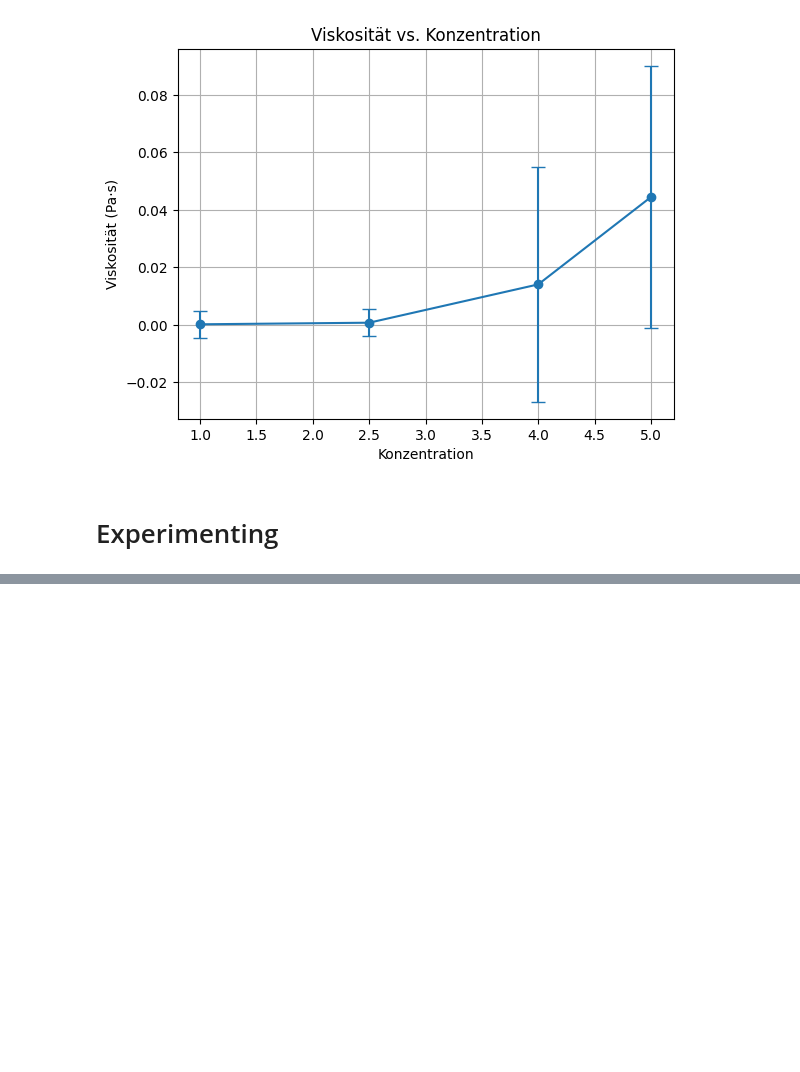
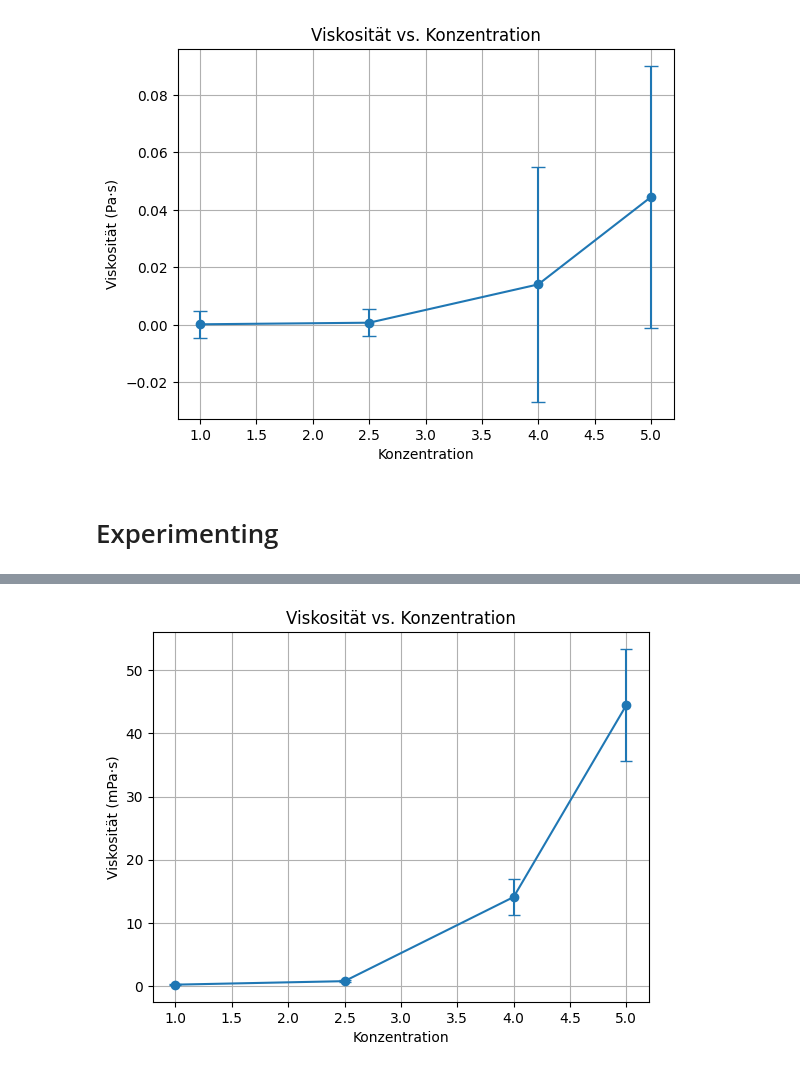
Before and after one commit to DaSch314/BPC-FILM, a Jupyter notebook: ACT_cricital_conc.ipynb, the cells around one changed output, grey strips where cells are left out. Saved outputs shown, nothing was run; the diff lists cells and outputs as text; code cells hidden in the pictures; blank space fills up the shorter version.

```diff
--- a/ACT_cricital_conc.ipynb
+++ b/ACT_cricital_conc.ipynb
@@ -68,0 +183,13 @@ d_sphere = 0.6 # mm
+# %%
+# Viscosity error
+df["viscosity_mPa_s"] = df.apply(
+    lambda row: viscosity_formula_mPas(
+        K, roh_water, roh_kugel,
+        row["winkel_deg"],
+        d_kapillare_mm, d_kugel_cm,
+        g,
+        row["velocity_mm_per_s"]
+    ),
+    axis=1
+)
+print(df)
@@ -68,0 +208,14 @@ d_sphere = 0.6 # mm
+# %%
+# Viscosity error
+df["viscosity_error_mPa_s"] = df.apply(
+    lambda row: viscosity_error_formula_mPas(
+        K, roh_water, roh_kugel,
+        row["winkel_deg"],
+        d_kapillare_mm, d_kugel_cm,
+        g,
+        row["velocity_mm_per_s"],
+        row["velocity_error_mm_per_s"]
+    ),
+    axis=1
+)
+print(df)
@@ -68,0 +240,20 @@ d_sphere = 0.6 # mm
+# %%
+import matplotlib.pyplot as plt
+
+# Plot
+plt.figure()
+plt.errorbar(
+    df["Konzentration"],
+    df["viscosity_mPa_s"],
+    yerr=df["viscosity_error_mPa_s"],
+    fmt="o-",
+    capsize=4
+)
+plt.xlabel("Konzentration")
+plt.ylabel("Viskosität (mPa·s)")
+plt.title("Viskosität vs. Konzentration")
+plt.grid(True)
+
+plt.show()
+# %% [output]
+[figure, added]
```
Also changed, not shown: parts of 18 cells of this notebook, 1 other file.
